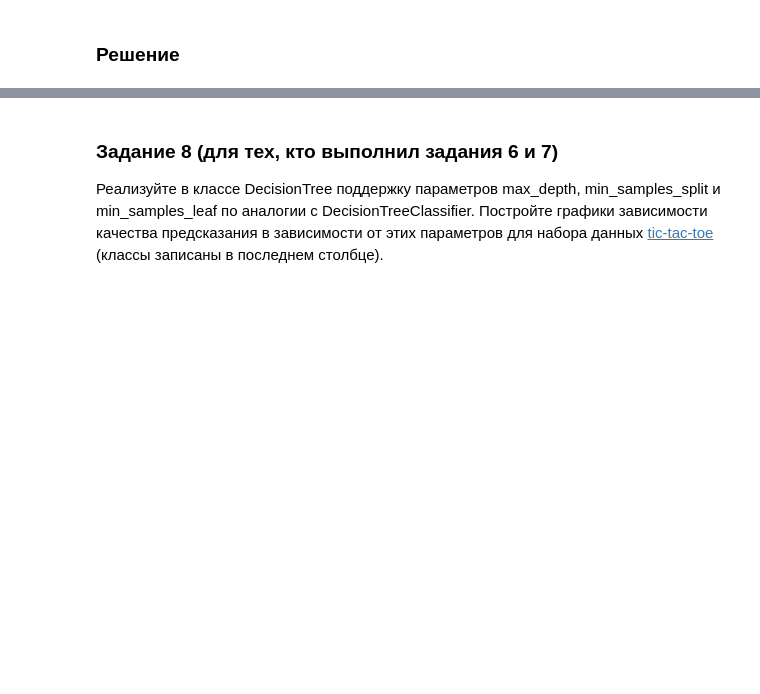
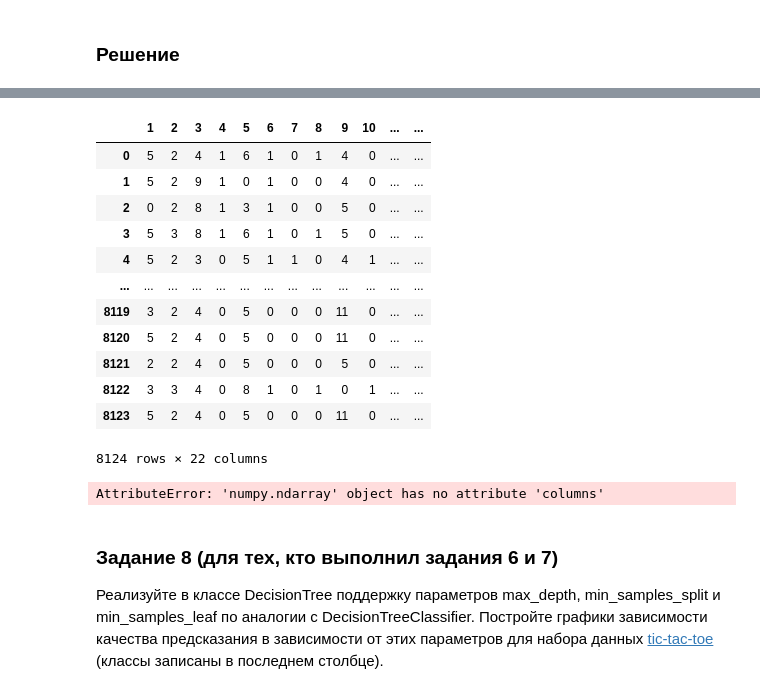
Before and after one commit to Portilloronny6/MMOY, a Jupyter notebook: Задание 9/9_2_Решающие деревья.ipynb, the cells around one changed output, grey strips where cells are left out. Saved outputs shown, nothing was run; the diff lists cells and outputs as text; code cells hidden in the pictures; blank space fills up the shorter version.

```diff
--- a/Задание 9/9_2_Решающие деревья.ipynb
+++ b/Задание 9/9_2_Решающие деревья.ipynb
@@ -290,0 +432,17 @@ find_best_split(X, y, 0)
+# %%
+X = df.iloc[:, 1:]
+y = df.iloc[:, 0]
+# %% [output]
+|  | 1 | 2 | 3 | 4 | 5 | 6 | 7 | 8 | 9 | 10 | ... | ... |
+| 0 | 5 | 2 | 4 | 1 | 6 | 1 | 0 | 1 | 4 | 0 | ... | ... |
+| 1 | 5 | 2 | 9 | 1 | 0 | 1 | 0 | 0 | 4 | 0 | ... | ... |
+| 2 | 0 | 2 | 8 | 1 | 3 | 1 | 0 | 0 | 5 | 0 | ... | ... |
+| 3 | 5 | 3 | 8 | 1 | 6 | 1 | 0 | 1 | 5 | 0 | ... | ... |
+| 4 | 5 | 2 | 3 | 0 | 5 | 1 | 1 | 0 | 4 | 1 | ... | ... |
+| ... | ... | ... | ... | ... | ... | ... | ... | ... | ... | ... | ... | ... |
+| 8119 | 3 | 2 | 4 | 0 | 5 | 0 | 0 | 0 | 11 | 0 | ... | ... |
+| 8120 | 5 | 2 | 4 | 0 | 5 | 0 | 0 | 0 | 11 | 0 | ... | ... |
+| 8121 | 2 | 2 | 4 | 0 | 5 | 0 | 0 | 0 | 5 | 0 | ... | ... |
+| 8122 | 3 | 3 | 4 | 0 | 8 | 1 | 0 | 1 | 0 | 1 | ... | ... |
+| 8123 | 5 | 2 | 4 | 0 | 5 | 0 | 0 | 0 | 11 | 0 | ... | ... |
+8124 rows × 22 columns
@@ -291,3 +453,15 @@ find_best_split(X, y, 0)
+# %%
+# Use the decision tree class that you created to predict the class of the mushroom.
+
+tree = DecisionTree(max_depth=3)
+tree.fit(X_train, y_train)
+
+# Calculate the value of accuracy on the test set.
+
+accuracy = tree.score(X_test, y_test)
+print(accuracy)
+# %% [output]
+AttributeError: 'numpy.ndarray' object has no attribute 'columns'
 # %% [markdown]
 ### Задание 8 (для тех, кто выполнил задания 6 и 7)
 Реализуйте в классе DecisionTree поддержку параметров max_depth, min_samples_split и min_samples_leaf по аналогии с DecisionTreeClassifier. Постройте графики зависимости качества предсказания в зависимости от этих параметров для набора данных [tic-tac-toe](https://archive.ics.uci.edu/ml/datasets/Tic-Tac-Toe+Endgame) (классы записаны в последнем столбце).
```
Also changed, not shown: parts of 7 cells of this notebook.
